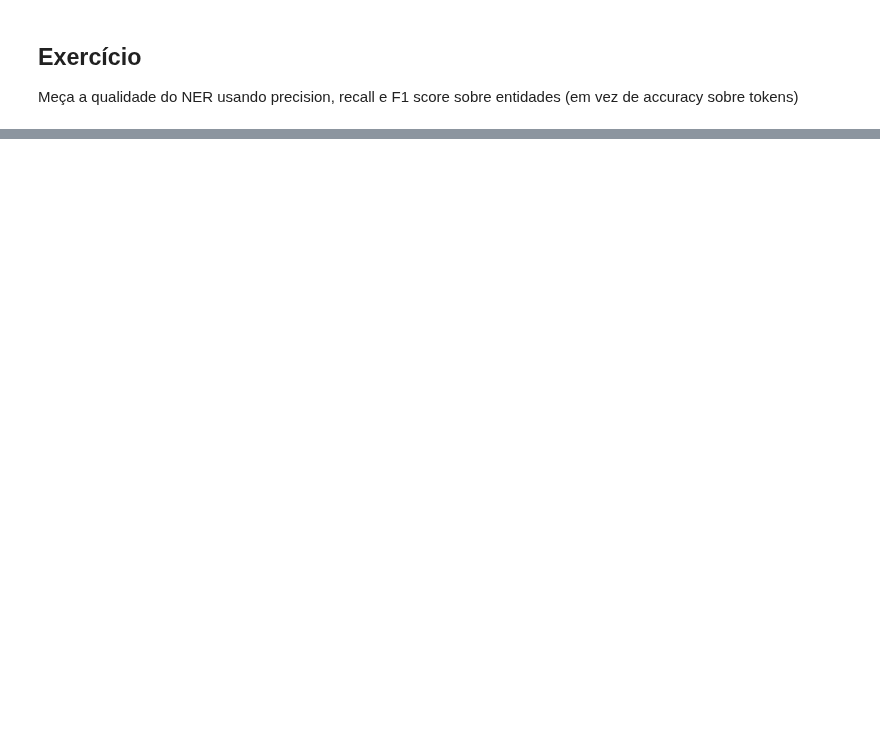
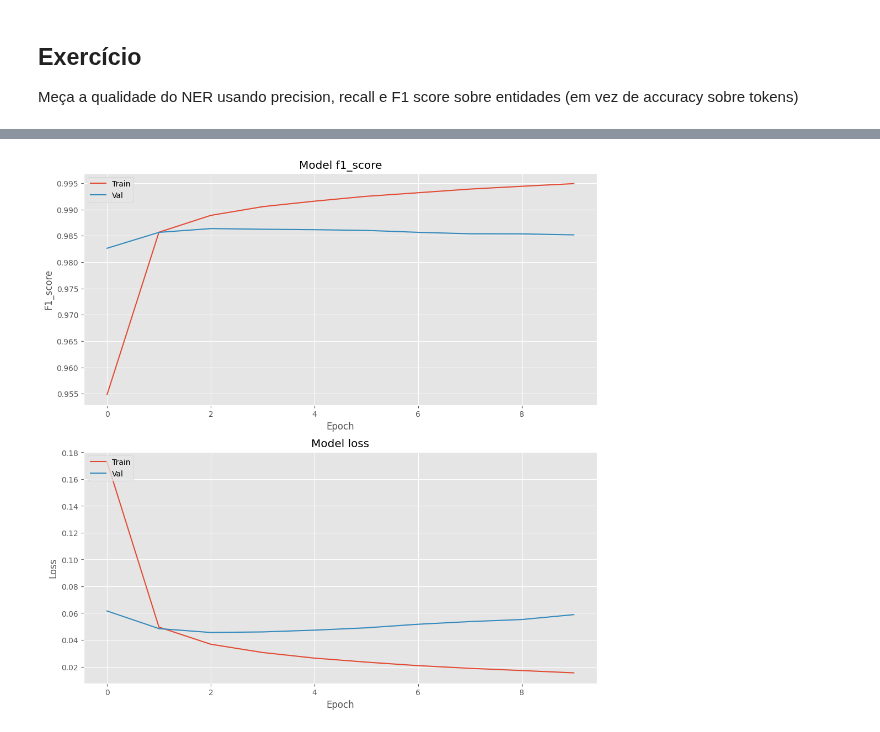
Before and after one commit to jorgelpbarretob/Master-Sirius, a Jupyter notebook: Módulo 3 - Design de Experimentos e Deep Learning/Semana 5/NER_LSTM.ipynb, the cells around one changed output, grey strips where cells are left out. Saved outputs shown, nothing was run; the diff lists cells and outputs as text; code cells hidden in the pictures; blank space fills up the shorter version.

```diff
--- a/Módulo 3 - Design de Experimentos e Deep Learning/Semana 5/NER_LSTM.ipynb
+++ b/Módulo 3 - Design de Experimentos e Deep Learning/Semana 5/NER_LSTM.ipynb
@@ -432,3 +432,8 @@ ENDPAD         : O
 ## Exercício
 
 Meça a qualidade do NER usando precision, recall e F1 score sobre entidades (em vez de accuracy sobre tokens)
+# %%
+X_tr, X_te, y_tr, y_te = train_test_split(X, y, test_size=0.1)
+
+print("Size of the train dataset:\t" + str(len(X_tr))+ " sequences.")
+print("Size of the test dataset:\t" + str(len(X_te))+ " sequences.")
@@ -434,0 +519,5 @@ Meça a qualidade do NER usando precision, recall e F1 score sobre entidades (em
+# %%
+batch_size = 32
+epochs = 10
+
+history = model.fit(X_tr, np.array(y_tr), batch_size = batch_size, epochs = epochs, validation_split=0.1, verbose=1)
@@ -434,0 +545,27 @@ Meça a qualidade do NER usando precision, recall e F1 score sobre entidades (em
+# %%
+# Converta o dicionário history.history em um DataFrame do pandas
+hist = pd.DataFrame(history.history)
+
+# Crie uma figura com subplots
+fig, axs = plt.subplots(2, 1, figsize=(12, 12))
+
+# Plotar training & validation accuracy
+axs[0].plot(hist["f1_score"])
+axs[0].plot(hist["val_f1_score"])
+axs[0].set_title('Model f1_score')
+axs[0].set_ylabel('F1_score')
+axs[0].set_xlabel('Epoch')
+axs[0].legend(['Train', 'Val'], loc='upper left')
+
+# Plotar training & validation loss
+axs[1].plot(hist["loss"])
+axs[1].plot(hist["val_loss"])
+axs[1].set_title('Model loss')
+axs[1].set_ylabel('Loss')
+axs[1].set_xlabel('Epoch')
+axs[1].legend(['Train', 'Val'], loc='upper left')
+
+# Mostrar o plot
+plt.show()
+# %% [output]
+[figure, added]
```
Also changed, not shown: parts of 15 cells of this notebook.
